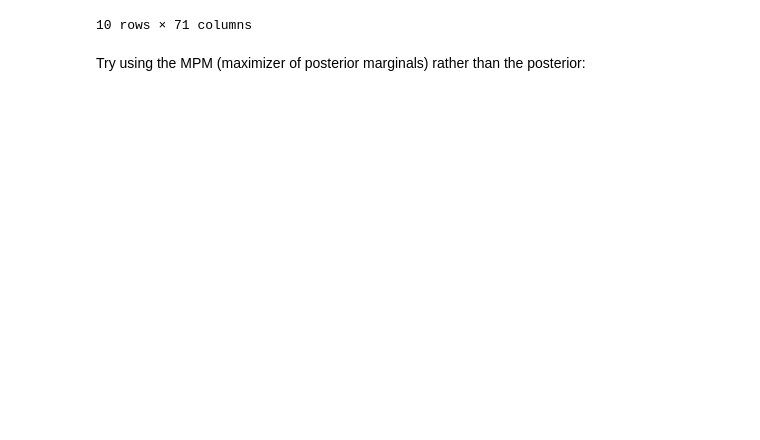
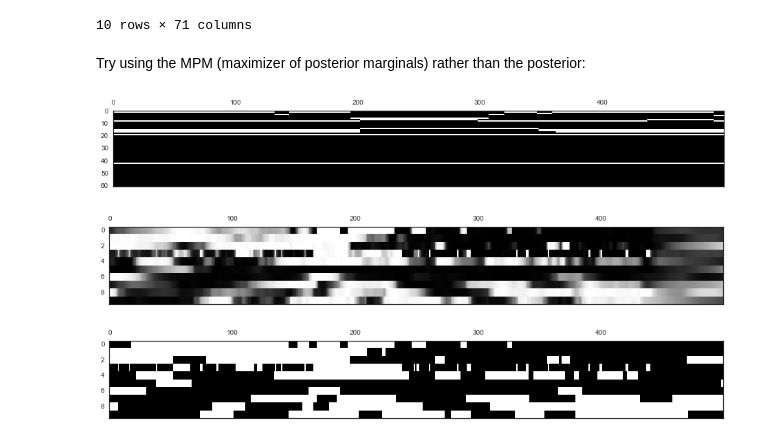
Before and after one commit to pearsonlab/spiketopics, a Jupyter notebook: explore_inferred_etho.ipynb, the cells around one changed output. Drawn from its saved outputs; the diff is of its cells as text; code cells hidden in the pictures; blank space fills up the shorter version.

```diff
--- a/explore_inferred_etho.ipynb
+++ b/explore_inferred_etho.ipynb
@@ -255,6 +255,20 @@ Try using the MPM (maximizer of posterior marginals) rather than the posterior:
 # %%
 # round to 0 or 1 elementwise
 medf = np.around(edf)
+# %%
+# plot a section in time; each row is a regressor; bottom rows are inferred categories
+trng = slice(1500, 2000)
+matshow(edf.iloc[trng, :-K].values.T, vmin=0, vmax=1);
+
+# zoom in on inferred
+matshow(edf.iloc[trng, -K:].values.T, vmin=0, vmax=1);
+
+# use MPM
+matshow(medf.iloc[trng, -K:].values.T, vmin=0, vmax=1);
+# %% [output]
+[figure, added]
+[figure, added]
+[figure, added]
 # %%
 mmatch = (medf.T.dot(medf) + (1 - medf.T).dot(1 - medf)) / T
 mmismatch = (medf.T.dot(1 - medf) + (1 - medf.T).dot(medf)) / T
```
Also changed, not shown: parts of 15 cells of this notebook.
